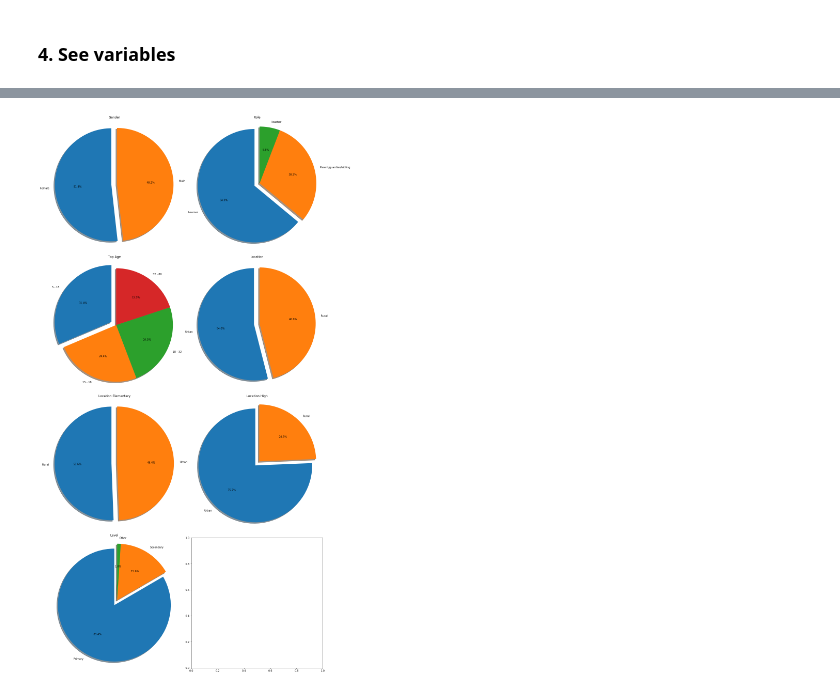
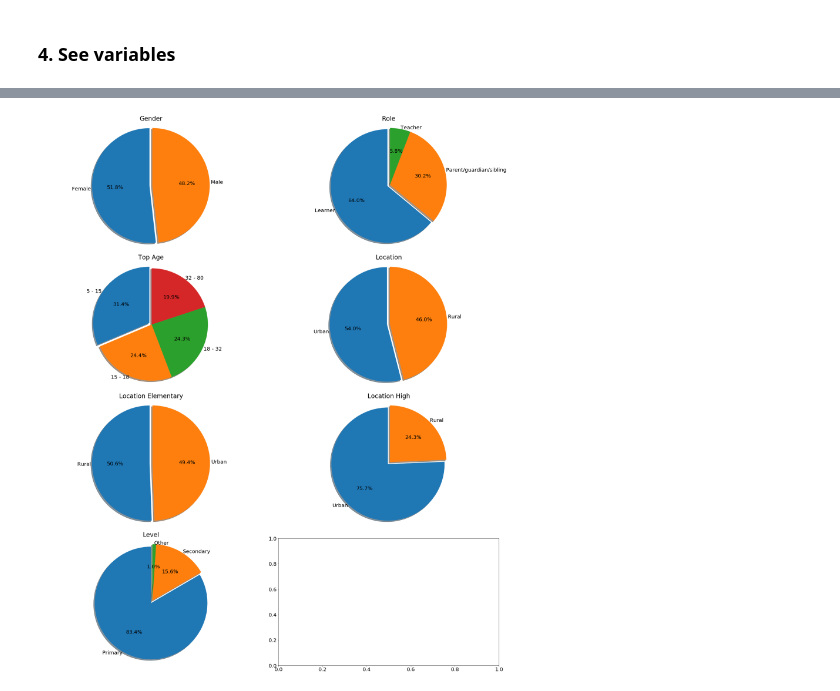
Before and after one commit to guidomitolo/sudan_survey, a Jupyter notebook: 1.a.get_sample_info.ipynb, the cells around one changed output, grey strips where cells are left out. Saved outputs shown, nothing was run; the diff lists cells and outputs as text; code cells hidden in the pictures.

```diff
--- a/1.a.get_sample_info.ipynb
+++ b/1.a.get_sample_info.ipynb
@@ -218,17 +218,26 @@ data
  Secondary     612
  Other          40
  Name: School Type Level, dtype: int64}
+# %%
+import matplotlib as mpl
+mpl.rcParams['font.size'] = 20
 # %%
-fig, axes = plt.subplots(nrows=4, ncols=2, constrained_layout=True, figsize=(15,30))
+fig, axes = plt.subplots(nrows=4, ncols=2, constrained_layout=True, figsize=(25,30))
 
 for shape, ax, name in zip(data.items(), axes.flatten(), data.keys()):
     pieces = np.zeros(shape[1].count()).astype('int32').tolist()
-    pieces[0] = 0.1
-    ax.pie(shape[1].values, labels=(shape[1].index), autopct='%1.1f%%', shadow=True, startangle=90, explode = pieces)
+    pieces[0] = 0.05
+    ax.pie(shape[1].values,
+           labels=(shape[1].index),
+           autopct='%1.1f%%',
+           shadow=True,
+           startangle=90,
+           explode = pieces,
+           labeldistance=1.02)
     ax.set_title(name)
     ax.axis('equal')
 
 plt.savefig('cat_basic_var.png')
 plt.show()
 # %% [output]
-[figure, old version]
+[figure, new version]
```
Also changed, not shown: 1 other file.
